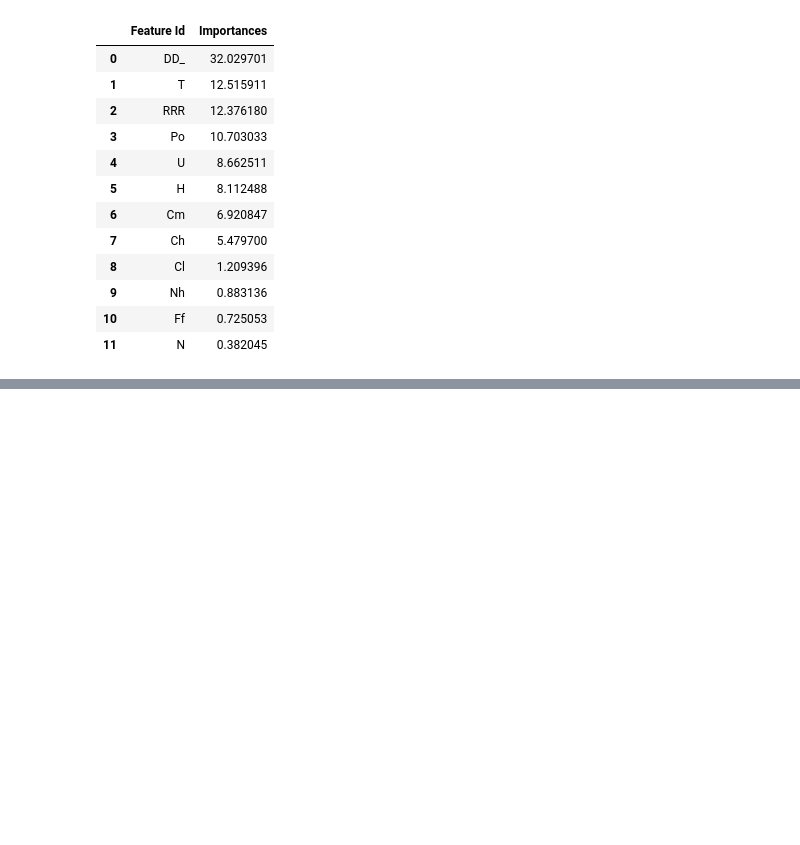
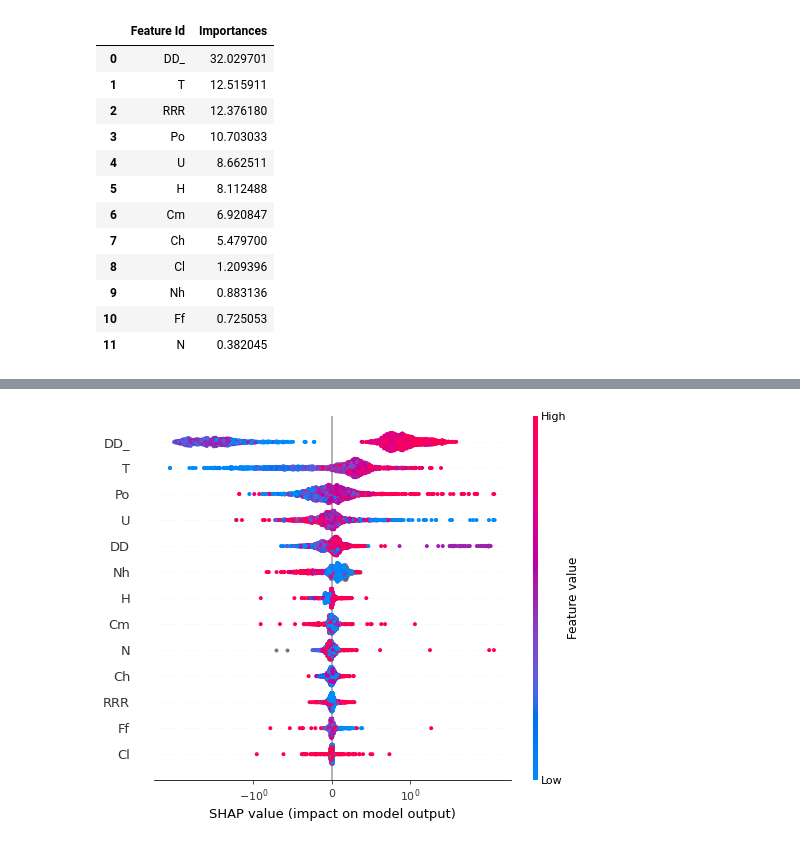
Before and after one commit to dimka11/coursework, a Jupyter notebook: NewData/CatBoost Features trying.ipynb, the cells around one changed output, grey strips where cells are left out. Saved outputs shown, nothing was run; the diff lists cells and outputs as text; code cells hidden in the pictures; blank space fills up the shorter version.

```diff
--- a/NewData/CatBoost Features trying.ipynb
+++ b/NewData/CatBoost Features trying.ipynb
@@ -300,0 +377,4 @@ fi
+# %%
+shap.summary_plot(shap_values, train_data1, use_log_scale=True)
+# %% [output]
+[figure, added]
```
Also changed, not shown: parts of 13 cells of this notebook, 6 other files.
